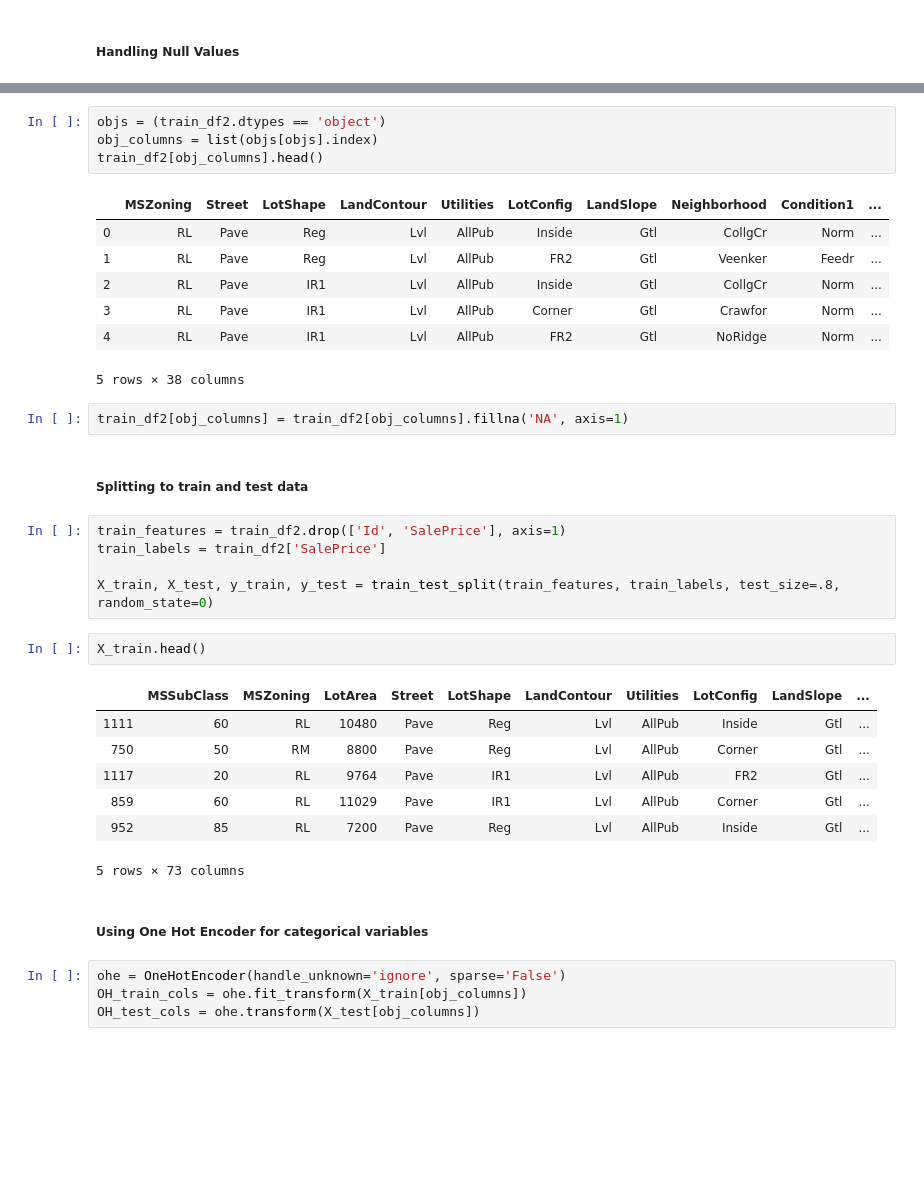
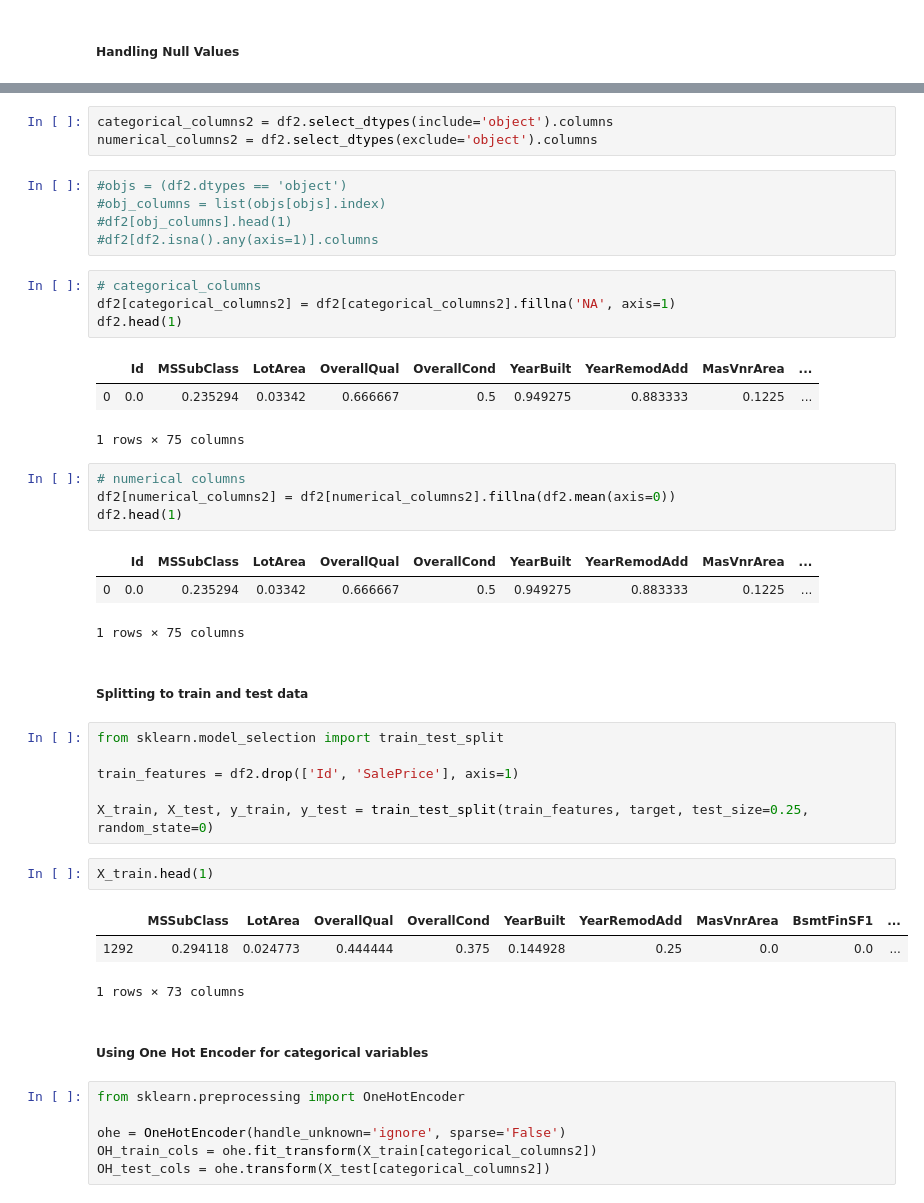
Before and after one commit to terrill11/housing_prices_prediction, a Jupyter notebook: housing_prices_prediction.ipynb, the cells around one changed output, grey strips where cells are left out. Cells and saved outputs as stored; diff of their text form; blank space fills up the shorter version.

Commit message:
normalized data, ran model

```diff
--- a/housing_prices_prediction.ipynb
+++ b/housing_prices_prediction.ipynb
@@ -67,42 +88,51 @@ train_df2.shape
 # %% [output]
 (1460, 75)
+# %%
+categorical_columns2 = df2.select_dtypes(include='object').columns
+numerical_columns2 = df2.select_dtypes(exclude='object').columns
 # %%
-objs = (train_df2.dtypes == 'object')
-obj_columns = list(objs[objs].index)
-train_df2[obj_columns].head()
+#objs = (df2.dtypes == 'object')
+#obj_columns = list(objs[objs].index)
+#df2[obj_columns].head(1)
+#df2[df2.isna().any(axis=1)].columns
-# %% [output]
-|  | MSZoning | Street | LotShape | LandContour | Utilities | LotConfig | LandSlope | Neighborhood | Condition1 | ... |
-| 0 | RL | Pave | Reg | Lvl | AllPub | Inside | Gtl | CollgCr | Norm | ... |
-| 1 | RL | Pave | Reg | Lvl | AllPub | FR2 | Gtl | Veenker | Feedr | ... |
-| 2 | RL | Pave | IR1 | Lvl | AllPub | Inside | Gtl | CollgCr | Norm | ... |
-| 3 | RL | Pave | IR1 | Lvl | AllPub | Corner | Gtl | Crawfor | Norm | ... |
-| 4 | RL | Pave | IR1 | Lvl | AllPub | FR2 | Gtl | NoRidge | Norm | ... |
-5 rows × 38 columns
-# %%
-train_df2[obj_columns] = train_df2[obj_columns].fillna('NA', axis=1)
+# %%
+# categorical_columns
+df2[categorical_columns2] = df2[categorical_columns2].fillna('NA', axis=1)
+df2.head(1)
+# %% [output]
+|  | Id | MSSubClass | LotArea | OverallQual | OverallCond | YearBuilt | YearRemodAdd | MasVnrArea | ... |
+| 0 | 0.0 | 0.235294 | 0.03342 | 0.666667 | 0.5 | 0.949275 | 0.883333 | 0.1225 | ... |
+1 rows × 75 columns
+# %%
+# numerical columns
+df2[numerical_columns2] = df2[numerical_columns2].fillna(df2.mean(axis=0))
+df2.head(1)
+# %% [output]
+|  | Id | MSSubClass | LotArea | OverallQual | OverallCond | YearBuilt | YearRemodAdd | MasVnrArea | ... |
+| 0 | 0.0 | 0.235294 | 0.03342 | 0.666667 | 0.5 | 0.949275 | 0.883333 | 0.1225 | ... |
+1 rows × 75 columns
 # %% [markdown]
 <h5>Splitting to train and test data</h5>
 # %%
-train_features = train_df2.drop(['Id', 'SalePrice'], axis=1)
-train_labels = train_df2['SalePrice']
+from sklearn.model_selection import train_test_split
 
-X_train, X_test, y_train, y_test = train_test_split(train_features, train_labels, test_size=.8, random_state=0)
+train_features = df2.drop(['Id', 'SalePrice'], axis=1)
+
+X_train, X_test, y_train, y_test = train_test_split(train_features, target, test_size=0.25, random_state=0)
 # %%
-X_train.head()
+X_train.head(1)
 # %% [output]
-|  | MSSubClass | MSZoning | LotArea | Street | LotShape | LandContour | Utilities | LotConfig | LandSlope | ... |
-| 1111 | 60 | RL | 10480 | Pave | Reg | Lvl | AllPub | Inside | Gtl | ... |
-| 750 | 50 | RM | 8800 | Pave | Reg | Lvl | AllPub | Corner | Gtl | ... |
-| 1117 | 20 | RL | 9764 | Pave | IR1 | Lvl | AllPub | FR2 | Gtl | ... |
-| 859 | 60 | RL | 11029 | Pave | IR1 | Lvl | AllPub | Corner | Gtl | ... |
-| 952 | 85 | RL | 7200 | Pave | Reg | Lvl | AllPub | Inside | Gtl | ... |
+|  | MSSubClass | LotArea | OverallQual | OverallCond | YearBuilt | YearRemodAdd | MasVnrArea | BsmtFinSF1 | ... |
+| 1292 | 0.294118 | 0.024773 | 0.444444 | 0.375 | 0.144928 | 0.25 | 0.0 | 0.0 | ... |
-5 rows × 73 columns
+1 rows × 73 columns
 # %% [markdown]
 <h5>Using One Hot Encoder for categorical variables</h5>
 # %%
+from sklearn.preprocessing import OneHotEncoder
+
 ohe = OneHotEncoder(handle_unknown='ignore', sparse='False')
-OH_train_cols = ohe.fit_transform(X_train[obj_columns])
-OH_test_cols = ohe.transform(X_test[obj_columns])
+OH_train_cols = ohe.fit_transform(X_train[categorical_columns2])
+OH_test_cols = ohe.transform(X_test[categorical_columns2])
 # %%
 #OH_train_cols.toarray()
 #OH_test_cols.toarray()
```
Also changed, not shown: parts of 20 cells of this notebook.
